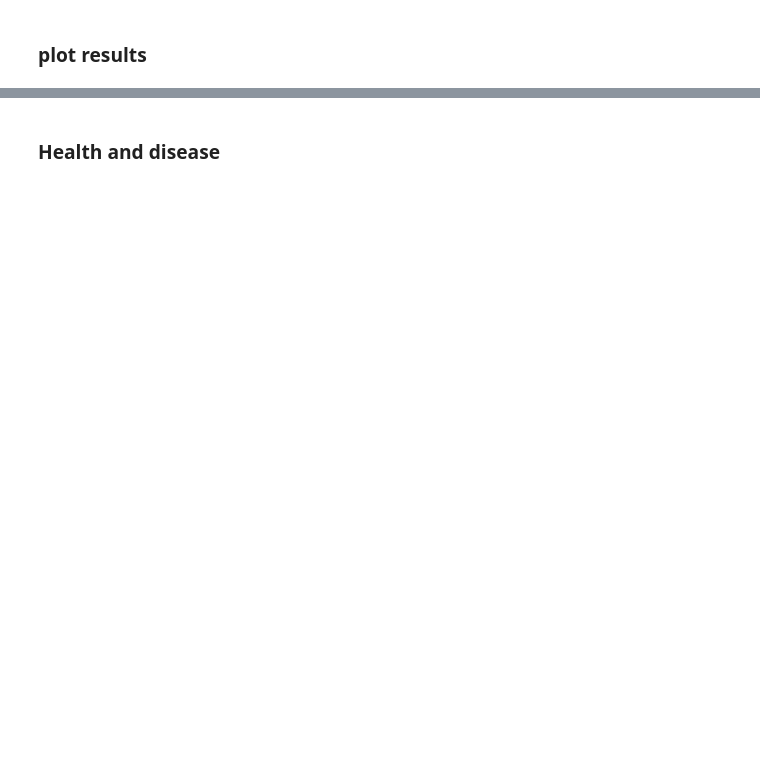
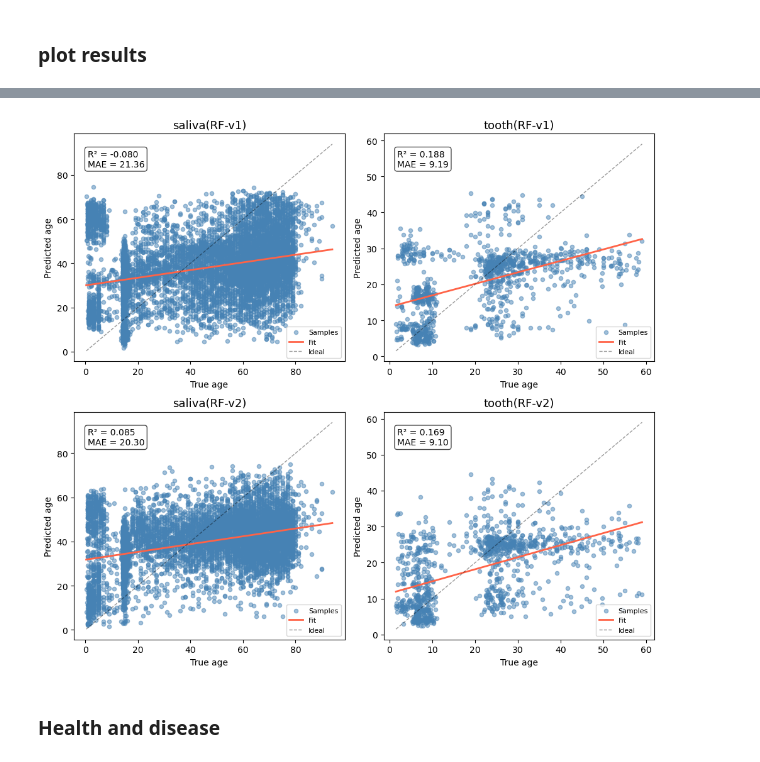
Before and after one commit to xu-research-lab/global-oral-microbiome, a Jupyter notebook: script/age_prediction/age_predict.ipynb, the cells around one changed output, grey strips where cells are left out. Cells and saved outputs as stored; diff of their text form; code cells hidden in the pictures; blank space fills up the shorter version.

```diff
--- a/script/age_prediction/age_predict.ipynb
+++ b/script/age_prediction/age_predict.ipynb
@@ -73,0 +161,3 @@ for i in oral_sites:
+# %%
+sid = table.ids(axis="sample")
+metadata = metadata.loc[[i in sid for i in metadata.sample_id.values]]
@@ -73,0 +170,8 @@ for i in oral_sites:
+# %%
+oral_sites = ['saliva', 'tooth', 'tongue', 'oral mucosa', 'oral swab', 'gingiva']
+for i in oral_sites:
+    temp = metadata.loc[metadata.status_cleaned == "HC"]
+    temp = temp.loc[temp.site_cleaned.values == i]
+    counts = temp.groupby('bioproject_id')['sample_id'].count()
+    selected = counts[counts > 10]
+    print(len(selected))
@@ -283,3 +358,63 @@ plt.show()
+# %%
+oral_sites = ['saliva', 'tooth']
+fold_test_studies = {'saliva': 5, 'tooth': 5}
+
+versions = [
+    {'tag': 'RF-v1', 'suffix': ''},
+    {'tag': 'RF-v2', 'suffix': '_genus'},
+]
+
+def load_site_dfs(suffix):
+    site_dfs = {}
+    for j in oral_sites:
+        site_tag = j.replace(' ', '_')
+        dfs = [pd.read_csv(f"{OUTPUT_DIR}/age_predict_test_{i}_{site_tag}{suffix}.csv")
+               for i in range(1, fold_test_studies[j] + 1)]
+        dfs = pd.concat(dfs, ignore_index=True)
+        site_dfs[j] = dfs.loc[[i in sid_hc for i in dfs.sample_id.values]]
+    return site_dfs
+
+nrows = len(versions)
+ncols = len(oral_sites)
+fig, axes = plt.subplots(nrows, ncols, figsize=(10, 9))
+axes = np.atleast_2d(axes)  # 保证是二维，便于 [row, col] 索引
+
+for row, ver in enumerate(versions):
+    site_dfs = load_site_dfs(ver['suffix'])
+    for col, j in enumerate(oral_sites):
+        ax = axes[row, col]
+        df = site_dfs[j]
+        x = df['true_age'].values
+        y = df['pred_age'].values
+        r2  = r2_score(x, y)
+        mae = mean_absolute_error(x, y)
+
+        ax.scatter(x, y, alpha=0.5, s=20, color='steelblue', label='Samples')
+
+        z = np.polyfit(x, y, 1)
+        p = np.poly1d(z)
+        x_line = np.linspace(x.min(), x.max(), 200)
+        ax.plot(x_line, p(x_line), color='tomato', linewidth=2, label='Fit')
+
+        age_min = min(x.min(), y.min())
+        age_max = max(x.max(), y.max())
+        ax.plot([age_min, age_max], [age_min, age_max], 'k--',
+                linewidth=1, alpha=0.4, label='Ideal')
+
+        ax.set_title(f"{j}({ver['tag']})", fontsize=13)
+        ax.set_xlabel('True age')
+        ax.set_ylabel('Predicted age')
+        ax.text(0.05, 0.93, f'R² = {r2:.3f}\nMAE = {mae:.2f}',
+                transform=ax.transAxes, fontsize=10,
+                verticalalignment='top',
+                bbox=dict(boxstyle='round,pad=0.3', facecolor='white', alpha=0.7))
+        ax.legend(fontsize=8, loc='lower right')
+
+plt.tight_layout()
+plt.savefig('age_prediction_plot.png', dpi=300, bbox_inches='tight')
+plt.show()
+# %% [output]
+[figure, added]
 # %% [markdown]
 ### Health and disease
 # %%
```
Also changed, not shown: parts of 28 cells of this notebook, 4 other files.
